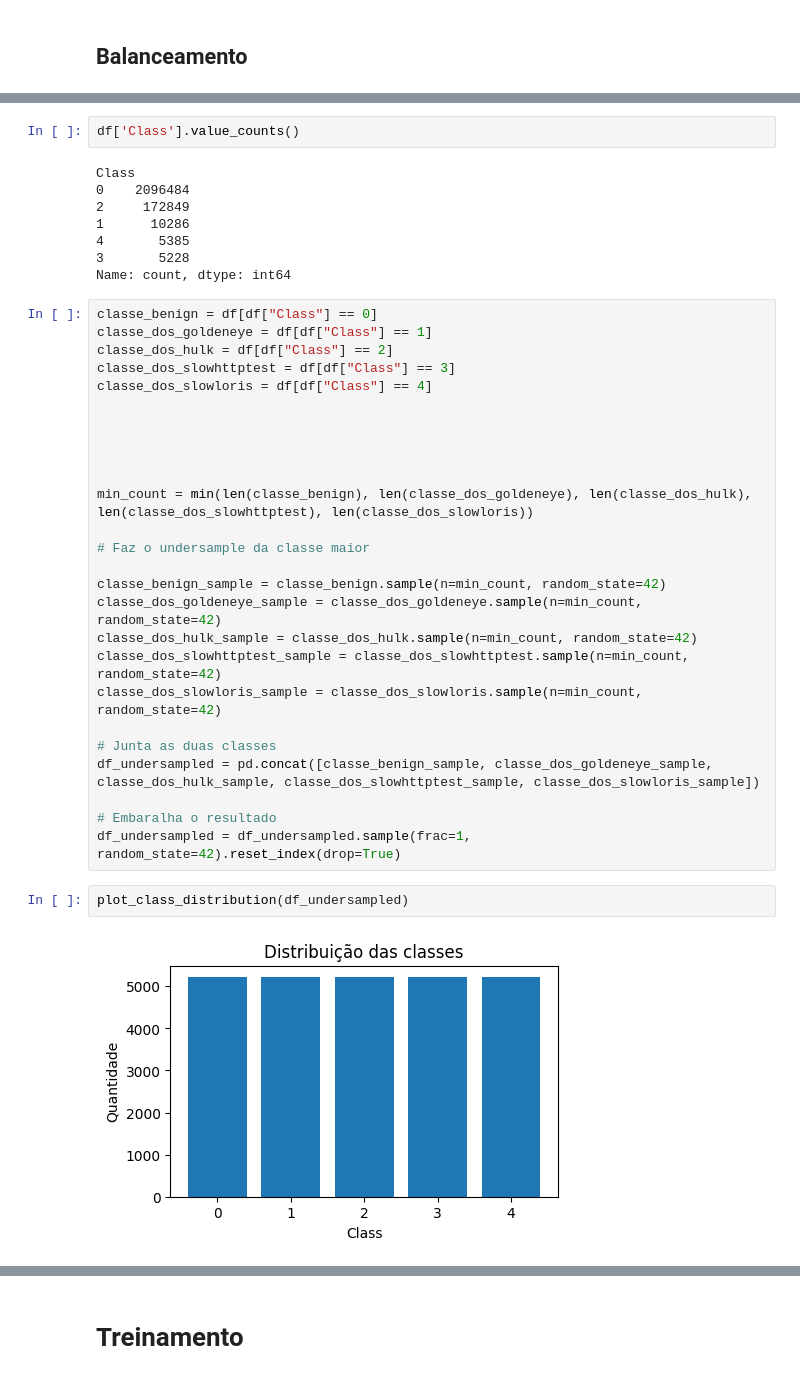
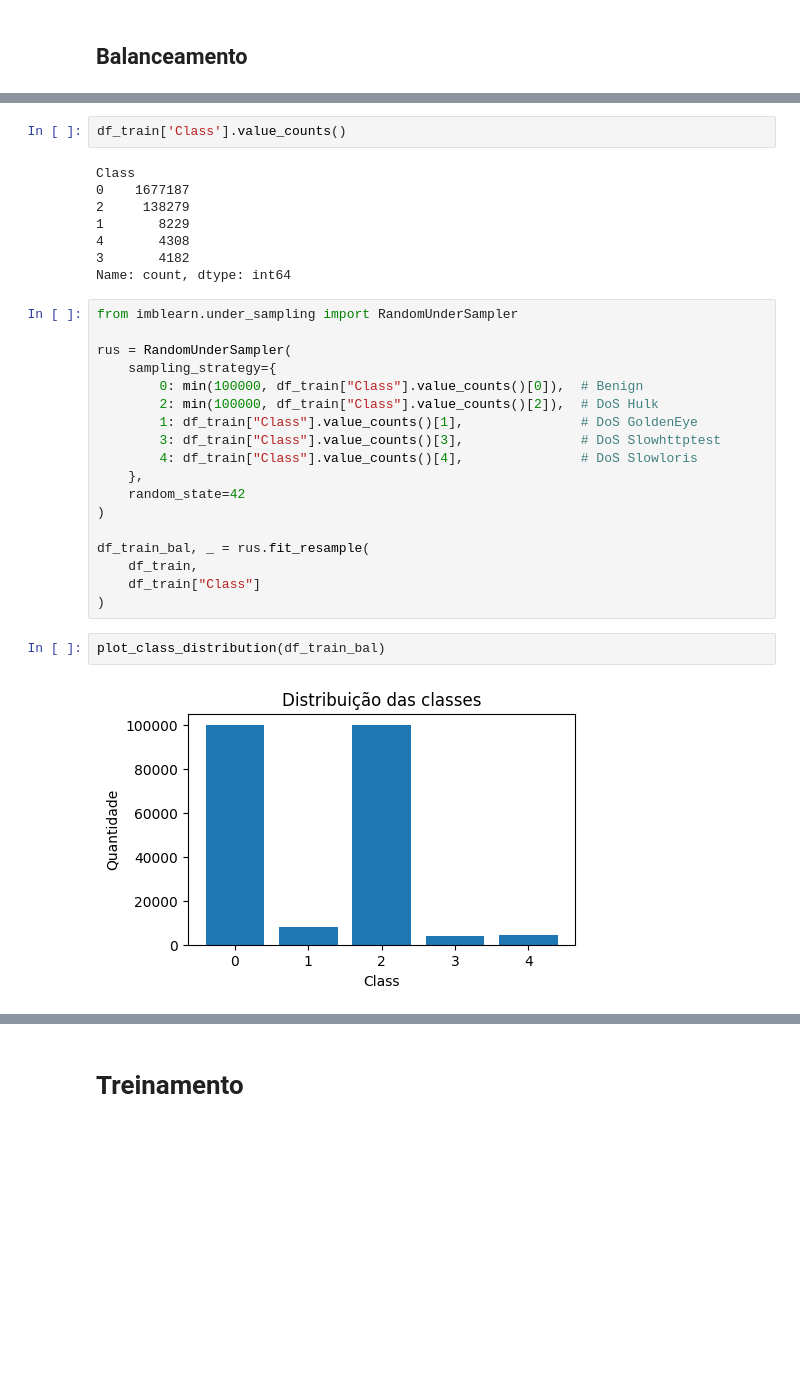
Before and after one commit to AlfredoLSN/Suricata_ML, a Jupyter notebook: main copy.ipynb, the cells around one changed output, grey strips where cells are left out. Drawn from its saved outputs; the diff is of its cells as text; blank space fills up the shorter version.

```diff
--- a/main copy.ipynb
+++ b/main copy.ipynb
@@ -196,40 +182,32 @@ plot_class_distribution(df)
 # %%
-df['Class'].value_counts()
+df_train['Class'].value_counts()
 # %% [output]
 Class
-0    2096484
-2     172849
-1      10286
-4       5385
-3       5228
+0    1677187
+2     138279
+1       8229
+4       4308
+3       4182
 Name: count, dtype: int64
 # %%
-classe_benign = df[df["Class"] == 0]
-classe_dos_goldeneye = df[df["Class"] == 1]
-classe_dos_hulk = df[df["Class"] == 2]
-classe_dos_slowhttptest = df[df["Class"] == 3]
-classe_dos_slowloris = df[df["Class"] == 4]
+from imblearn.under_sampling import RandomUnderSampler
 
+rus = RandomUnderSampler(
+    sampling_strategy={
+        0: min(100000, df_train["Class"].value_counts()[0]),  # Benign
+        2: min(100000, df_train["Class"].value_counts()[2]),  # DoS Hulk
+        1: df_train["Class"].value_counts()[1],               # DoS GoldenEye
+        3: df_train["Class"].value_counts()[3],               # DoS Slowhttptest
+        4: df_train["Class"].value_counts()[4],               # DoS Slowloris
+    },
+    random_state=42
+)
 
-
-
-
-min_count = min(len(classe_benign), len(classe_dos_goldeneye), len(classe_dos_hulk), len(classe_dos_slowhttptest), len(classe_dos_slowloris))
-
-# Faz o undersample da classe maior
-
-classe_benign_sample = classe_benign.sample(n=min_count, random_state=42)
-classe_dos_goldeneye_sample = classe_dos_goldeneye.sample(n=min_count, random_state=42)
-classe_dos_hulk_sample = classe_dos_hulk.sample(n=min_count, random_state=42)
-classe_dos_slowhttptest_sample = classe_dos_slowhttptest.sample(n=min_count, random_state=42)
-classe_dos_slowloris_sample = classe_dos_slowloris.sample(n=min_count, random_state=42)
-
-# Junta as duas classes
-df_undersampled = pd.concat([classe_benign_sample, classe_dos_goldeneye_sample, classe_dos_hulk_sample, classe_dos_slowhttptest_sample, classe_dos_slowloris_sample])
-
-# Embaralha o resultado
-df_undersampled = df_undersampled.sample(frac=1, random_state=42).reset_index(drop=True)
+df_train_bal, _ = rus.fit_resample(
+    df_train,
+    df_train["Class"]
+)
 # %%
-plot_class_distribution(df_undersampled)
+plot_class_distribution(df_train_bal)
 # %% [output]
-[figure, old version]
+[figure, new version]
```
Also changed, not shown: parts of 15 cells of this notebook, 1 other file.
